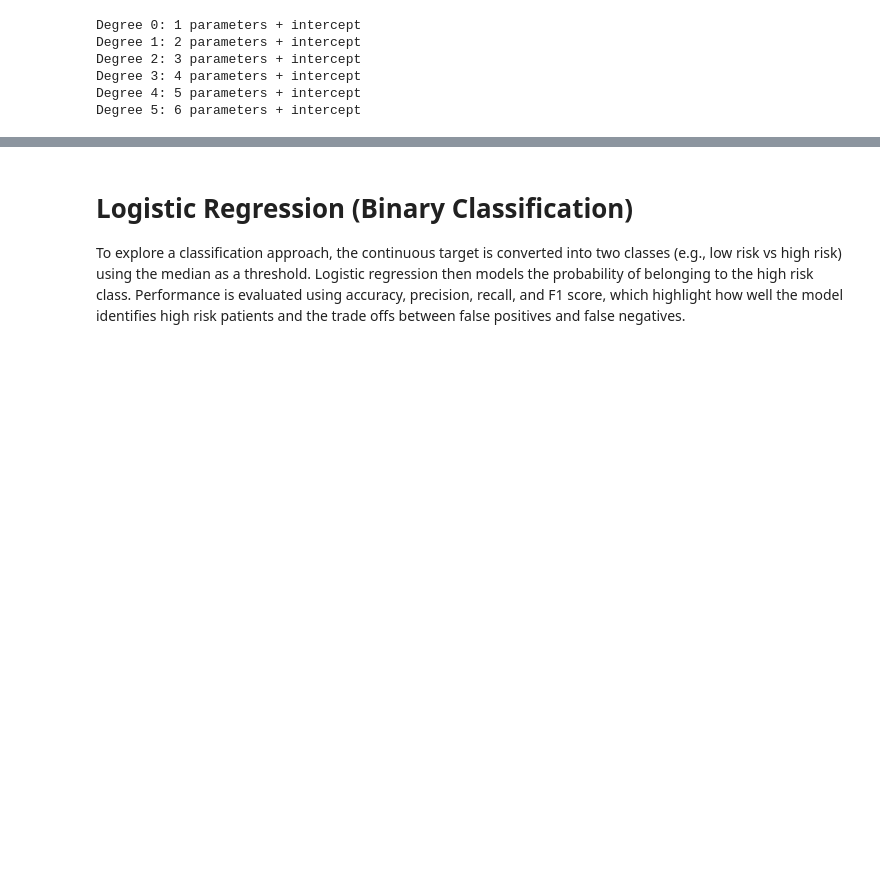
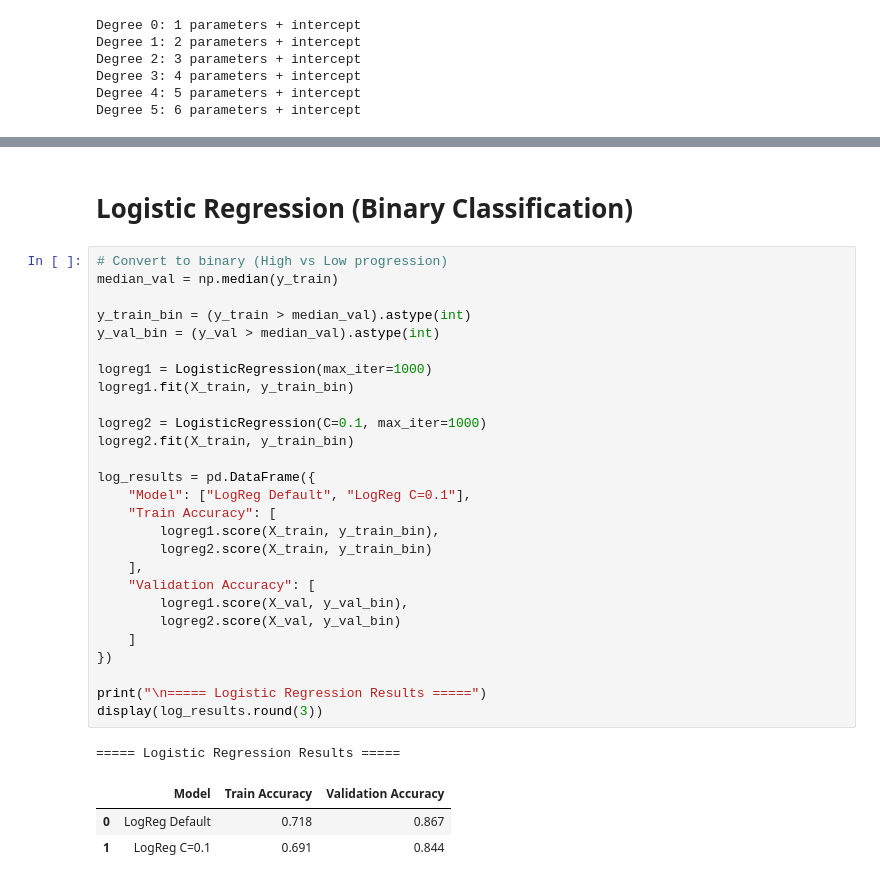
Before and after one commit to Lohithreddy29/lab2_diabetes_prediction, a Jupyter notebook: notebooks/Lab2_Diabetes.ipynb, the cells around one changed output, grey strips where cells are left out. Saved outputs shown, nothing was run; the diff lists cells and outputs as text; blank space fills up the shorter version.

```diff
--- a/notebooks/Lab2_Diabetes.ipynb
+++ b/notebooks/Lab2_Diabetes.ipynb
@@ -465,6 +592,34 @@ Validation metrics guide the choice of k that provides the best generalization.
 # %% [markdown]
 # Logistic Regression (Binary Classification)
-
-To explore a classification approach, the continuous target is converted into two classes (e.g., low risk vs high risk) using the median as a threshold.
-Logistic regression then models the probability of belonging to the high risk class.
-Performance is evaluated using accuracy, precision, recall, and F1 score, which highlight how well the model identifies high risk patients and the trade offs between false positives and false negatives.
+# %%
+# Convert to binary (High vs Low progression)
+median_val = np.median(y_train)
+
+y_train_bin = (y_train > median_val).astype(int)
+y_val_bin = (y_val > median_val).astype(int)
+
+logreg1 = LogisticRegression(max_iter=1000)
+logreg1.fit(X_train, y_train_bin)
+
+logreg2 = LogisticRegression(C=0.1, max_iter=1000)
+logreg2.fit(X_train, y_train_bin)
+
+log_results = pd.DataFrame({
+    "Model": ["LogReg Default", "LogReg C=0.1"],
+    "Train Accuracy": [
+        logreg1.score(X_train, y_train_bin),
+        logreg2.score(X_train, y_train_bin)
+    ],
+    "Validation Accuracy": [
+        logreg1.score(X_val, y_val_bin),
+        logreg2.score(X_val, y_val_bin)
+    ]
+})
+
+print("\n===== Logistic Regression Results =====")
+display(log_results.round(3))
+# %% [output]
+===== Logistic Regression Results =====
+|  | Model | Train Accuracy | Validation Accuracy |
+| 0 | LogReg Default | 0.718 | 0.867 |
+| 1 | LogReg C=0.1 | 0.691 | 0.844 |
```
Also changed, not shown: parts of 47 cells of this notebook, 1 other file.
